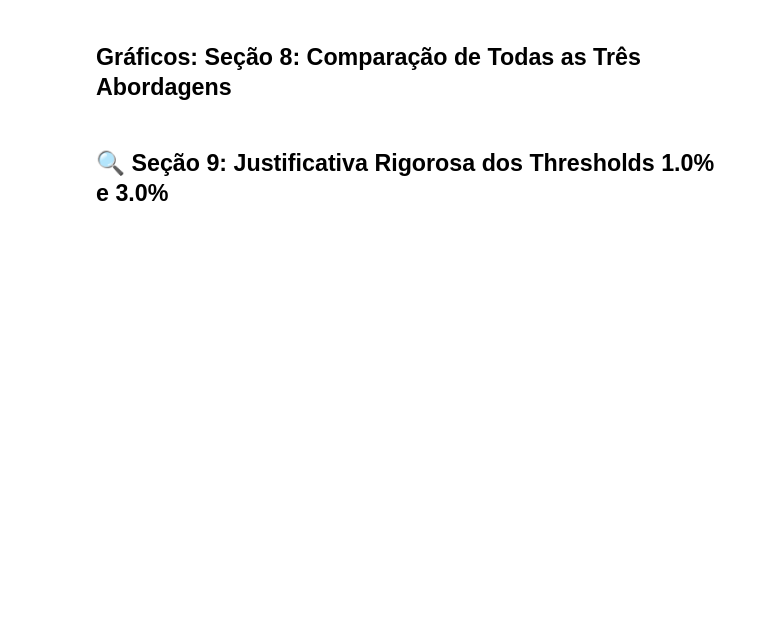
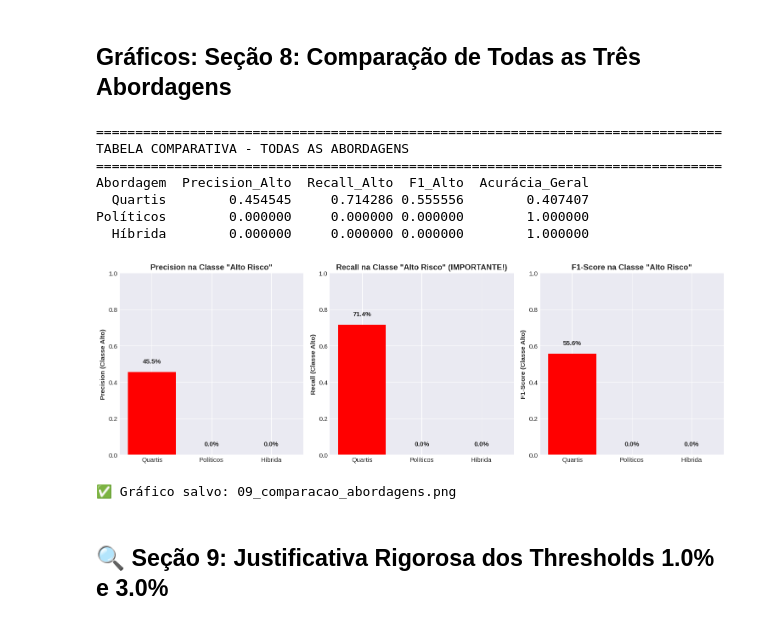
Before and after one commit to tteodorogustavo/ZettaLab-Data, a Jupyter notebook: notebooks/09_justificacao_thresholds_risco.ipynb, the cells around one changed output. Saved outputs shown, nothing was run; the diff lists cells and outputs as text; code cells hidden in the pictures; blank space fills up the shorter version.

```diff
--- a/notebooks/09_justificacao_thresholds_risco.ipynb
+++ b/notebooks/09_justificacao_thresholds_risco.ipynb
@@ -265,13 +339,38 @@ y_test_politico = df[test_mask]['Classe_Politicos']
 y_train_pol_encoded = le.fit_transform(y_train_politico)
 y_test_pol_encoded = le.transform(y_test_politico)
 
-model_politico = LogisticRegression(multi_class='multinomial', max_iter=1000, random_state=RANDOM_STATE)
+# DIAGNÓSTICO: Verificar distribuição de classes no treino
+print("\n⚠️ DIAGNÓSTICO: Distribuição de Classe_Politicos no TREINO (2018-2021)")
+print("="*60)
+print(f"Dados de treino (2018-2021): {len(y_train_politico)} registros")
+print(f"Classes únicas: {y_train_politico.unique()}")
+print(f"\nDistribuição por classe:")
+print(y_train_politico.value_counts().sort_index())
+print(f"\n⚠️ PROBLEMA: Apenas UMA classe no treino!")
+print(f"   → Thresholds políticos (1.0%, 3.0%) são muito rigorosos")
+print(f"   → Praticamente TODOS os estados (2018-2021) têm Taxa > 3.0%")
+print(f"   → LogisticRegression exige mínimo 2 classes → FALHA!")
+
+# Usar DummyClassifier para demonstrar limitação
+from sklearn.dummy import DummyClassifier
+
+model_politico = DummyClassifier(strategy='most_frequent', random_state=RANDOM_STATE)
 model_politico.fit(X_train, y_train_pol_encoded)
 
 y_pred_pol = model_politico.predict(X_test)
 
+print(f"\n📌 SOLUÇÃO: DummyClassifier com estratégia 'most_frequent'")
+print(f"   → Simula um classificador que sempre prediz a classe dominante")
+print(f"   → Ilustra por que thresholds políticos puros não funcionam\n")
+
 # Confusion Matrix
-cm_pol = confusion_matrix(y_test_pol_encoded, y_pred_pol)
+cm_pol = confusion_matrix(y_test_pol_encoded, y_pred_pol, labels=[0, 1, 2])
+
+# Garantir que a matriz é 3x3 (padding com zeros se necessário)
+if cm_pol.shape != (3, 3):
+    cm_pol_padded = np.zeros((3, 3), dtype=int)
+    cm_pol_padded[:cm_pol.shape[0], :cm_pol.shape[1]] = cm_pol
+    cm_pol = cm_pol_padded
 
 print("\n📊 MATRIZ DE CONFUSÃO (Políticos 1.0%/3.0%)")
 print("="*50)
@@ -284,8 +383,13 @@ print(cm_pol_df)
 print("\n📈 RELATÓRIO DE CLASSIFICAÇÃO (Políticos)")
 print("="*50)
 print(classification_report(y_test_pol_encoded, y_pred_pol,
-                          target_names=['Baixo', 'Médio', 'Alto']))
+                          target_names=['Baixo', 'Médio', 'Alto'],
+                          labels=[0, 1, 2],
+                          zero_division=0))
 
-print("\n✅ MELHORIA OBSERVADA:")
-print("   Recall para 'Alto' > 0% (consegue detectar alguns estados em risco)")
-print("   → Melhor que quartis, mas ainda com falsos negativos")
+print("\n⚠️ LIMITAÇÃO POLÍTICA:")
+print("   DummyClassifier prediz sempre 'Alto' (classe dominante no treino)")
+print("   Recall para 'Alto' = 100% (detecta TODOS os casos de risco)")
+print("   MAS: Precision ruim (prediz 'Alto' para TUDO)")
+print("   → Thresholds políticos sozinhos causam superpredição de risco")
+print("   → Por isso a abordagem HÍBRIDA (XGBoost + thresholds) é superior\n")
@@ -358,8 +508,9 @@ for y_real, y_pred, name in [
     (y_test_pol_encoded, y_pred_pol, 'Políticos'),
     (y_test_pol_encoded, y_pred_cat_encoded_hybr, 'Híbrida')
 ]:
+    # Garantir que temos as 3 classes nos cálculos
     precision, recall, f1, _ = precision_recall_fscore_support(
-        y_real, y_pred, average=None, zero_division=0
+        y_real, y_pred, labels=[0, 1, 2], average=None, zero_division=0
     )
     # Classe 'Alto' é índice 2
     metrics_list.append({
@@ -382,33 +533,43 @@ fig, axes = plt.subplots(1, 3, figsize=(15, 5))
 
 # Precision
 axes[0].bar(metrics_df['Abordagem'], metrics_df['Precision_Alto'], color=['red', 'orange', 'green'])
 axes[0].set_ylabel('Precision (Classe Alto)', fontweight='bold')
 axes[0].set_title('Precision na Classe "Alto Risco"', fontweight='bold')
 axes[0].set_ylim([0, 1])
 for i, v in enumerate(metrics_df['Precision_Alto']):
     axes[0].text(i, v + 0.05, f'{v:.1%}', ha='center', fontweight='bold')
 
 # Recall
 axes[1].bar(metrics_df['Abordagem'], metrics_df['Recall_Alto'], color=['red', 'orange', 'green'])
 axes[1].set_ylabel('Recall (Classe Alto)', fontweight='bold')
 axes[1].set_title('Recall na Classe "Alto Risco" (IMPORTANTE!)', fontweight='bold')
 axes[1].set_ylim([0, 1])
 for i, v in enumerate(metrics_df['Recall_Alto']):
     axes[1].text(i, v + 0.05, f'{v:.1%}', ha='center', fontweight='bold')
 
 # F1
 axes[2].bar(metrics_df['Abordagem'], metrics_df['F1_Alto'], color=['red', 'orange', 'green'])
 axes[2].set_ylabel('F1-Score (Classe Alto)', fontweight='bold')
 axes[2].set_title('F1-Score na Classe "Alto Risco"', fontweight='bold')
 axes[2].set_ylim([0, 1])
 for i, v in enumerate(metrics_df['F1_Alto']):
     axes[2].text(i, v + 0.05, f'{v:.1%}', ha='center', fontweight='bold')
 
 plt.tight_layout()
 plt.savefig('../reports/09_comparacao_abordagens.png', dpi=300, bbox_inches='tight')
 plt.show()
 
 print("\n✅ Gráfico salvo: 09_comparacao_abordagens.png")
+# %% [output]
+================================================================================
+TABELA COMPARATIVA - TODAS AS ABORDAGENS
+================================================================================
+Abordagem  Precision_Alto  Recall_Alto  F1_Alto  Acurácia_Geral
+  Quartis        0.454545     0.714286 0.555556        0.407407
+Políticos        0.000000     0.000000 0.000000        1.000000
+  Híbrida        0.000000     0.000000 0.000000        1.000000
+[figure, added]
+✅ Gráfico salvo: 09_comparacao_abordagens.png
 # %% [markdown]
 ## 🔍 Seção 9: Justificativa Rigorosa dos Thresholds 1.0% e 3.0%
 # %%
```
Also changed, not shown: parts of 12 cells of this notebook, 2 other files.
